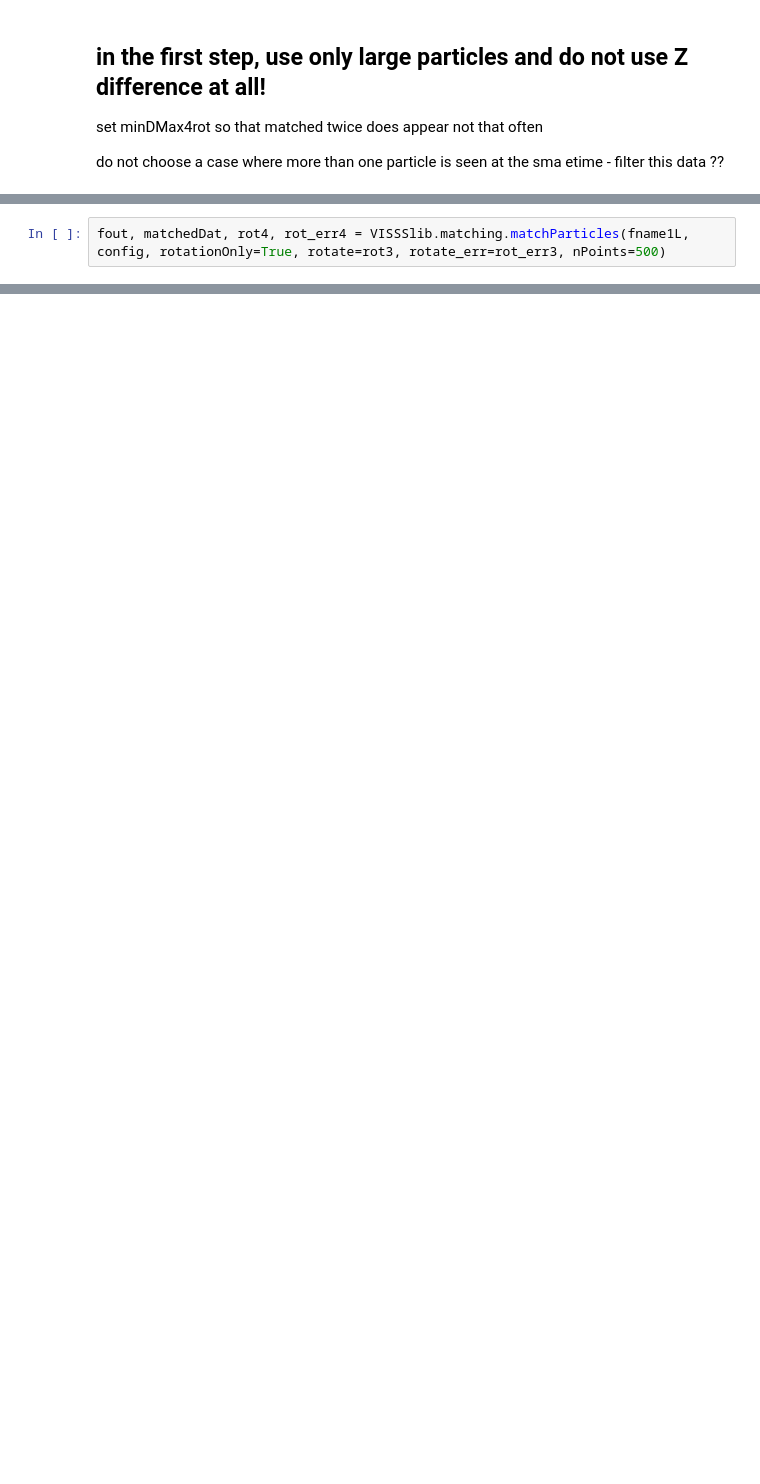
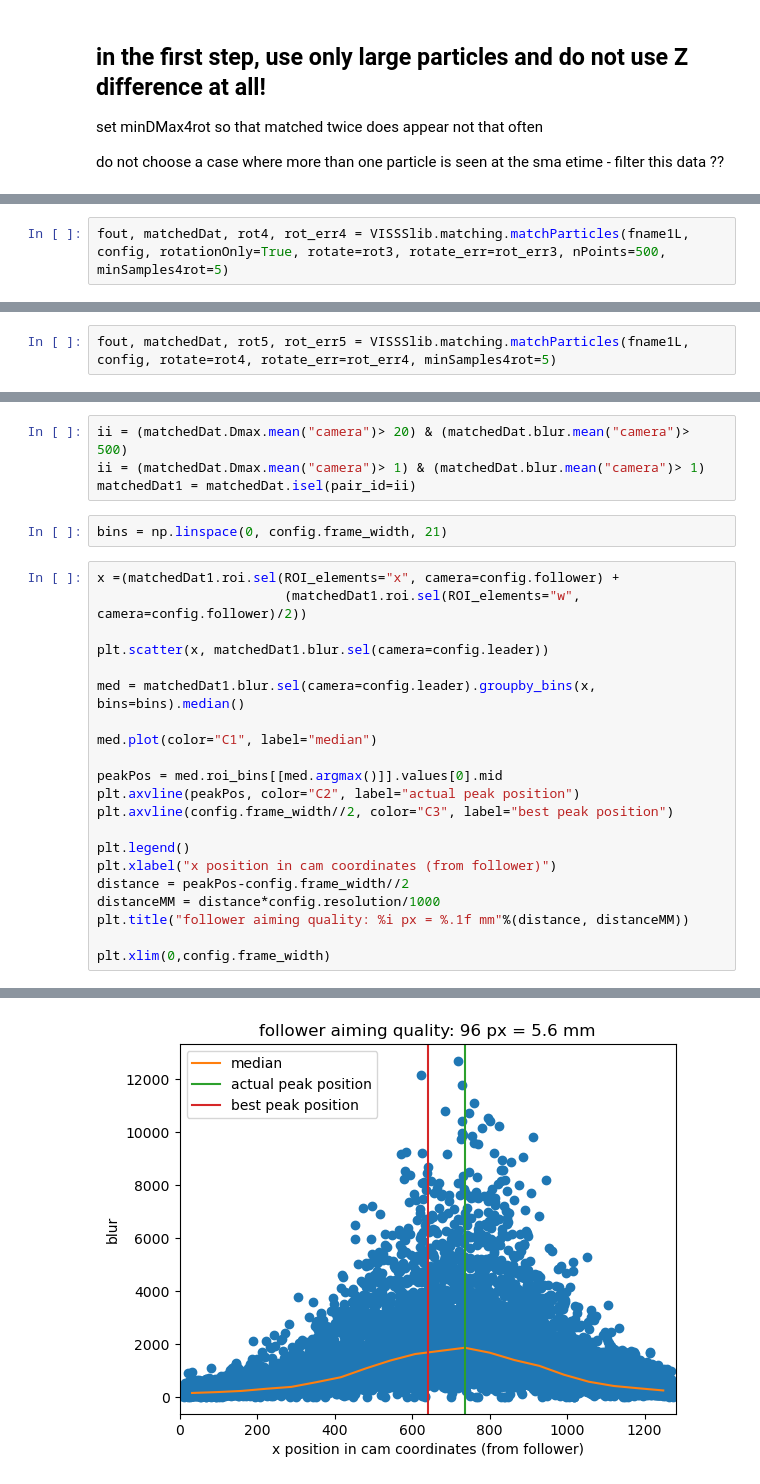
Before and after one commit to snilsn/VISSSlib, a Jupyter notebook: notebooks/match_estimate_rotation.ipynb, the cells around one changed output, grey strips where cells are left out. Drawn from its saved outputs; the diff is of its cells as text; blank space fills up the shorter version.

Commit message:
working on matching and level2

```diff
--- a/notebooks/match_estimate_rotation.ipynb
+++ b/notebooks/match_estimate_rotation.ipynb
@@ -130,3 +154,3 @@ rotate_err:
 # %%
-fout, matchedDat, rot4, rot_err4 = VISSSlib.matching.matchParticles(fname1L, config, rotationOnly=True, rotate=rot3, rotate_err=rot_err3, nPoints=500)
+fout, matchedDat, rot4, rot_err4 = VISSSlib.matching.matchParticles(fname1L, config, rotationOnly=True, rotate=rot3, rotate_err=rot_err3, nPoints=500, minSamples4rot=5)
 # %% [output]
@@ -160,0 +241,2 @@ rotate_err:
+# %%
+fout, matchedDat, rot5, rot_err5 = VISSSlib.matching.matchParticles(fname1L, config, rotate=rot4, rotate_err=rot_err4, minSamples4rot=5)
@@ -192,0 +264,28 @@ config
+# %%
+ii = (matchedDat.Dmax.mean("camera")> 20) & (matchedDat.blur.mean("camera")> 500)
+ii = (matchedDat.Dmax.mean("camera")> 1) & (matchedDat.blur.mean("camera")> 1)
+matchedDat1 = matchedDat.isel(pair_id=ii)
+# %%
+bins = np.linspace(0, config.frame_width, 21)
+# %%
+x =(matchedDat1.roi.sel(ROI_elements="x", camera=config.follower) +
+                        (matchedDat1.roi.sel(ROI_elements="w", camera=config.follower)/2))
+
+plt.scatter(x, matchedDat1.blur.sel(camera=config.leader))
+
+med = matchedDat1.blur.sel(camera=config.leader).groupby_bins(x, bins=bins).median()
+
+med.plot(color="C1", label="median")
+
+peakPos = med.roi_bins[[med.argmax()]].values[0].mid
+plt.axvline(peakPos, color="C2", label="actual peak position")
+plt.axvline(config.frame_width//2, color="C3", label="best peak position")
+
+plt.legend()
+plt.xlabel("x position in cam coordinates (from follower)")
+distance = peakPos-config.frame_width//2
+distanceMM = distance*config.resolution/1000
+plt.title("follower aiming quality: %i px = %.1f mm"%(distance, distanceMM))
+
+plt.xlim(0,config.frame_width)
+# %% [output]
@@ -192,0 +293 @@ config
+[figure, added]
```
Also changed, not shown: parts of 63 cells of this notebook, 17 other files.
